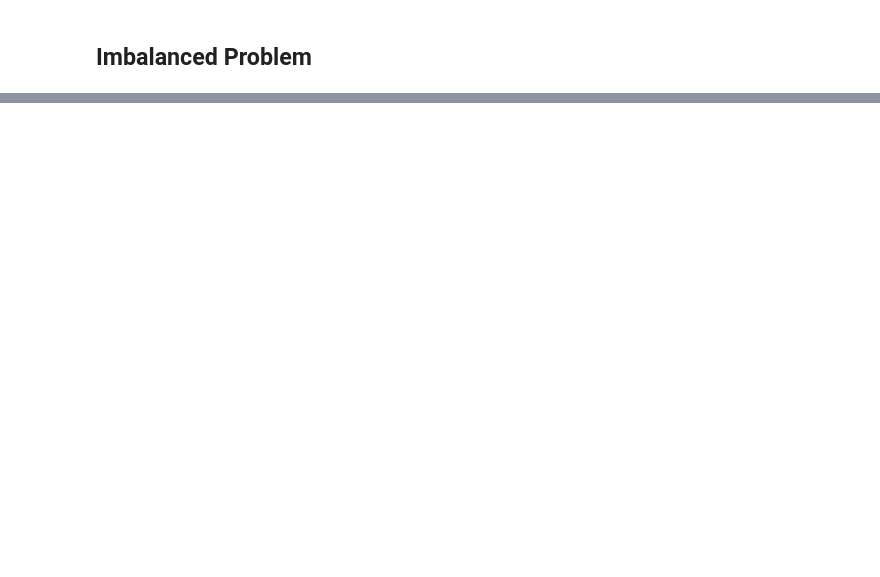
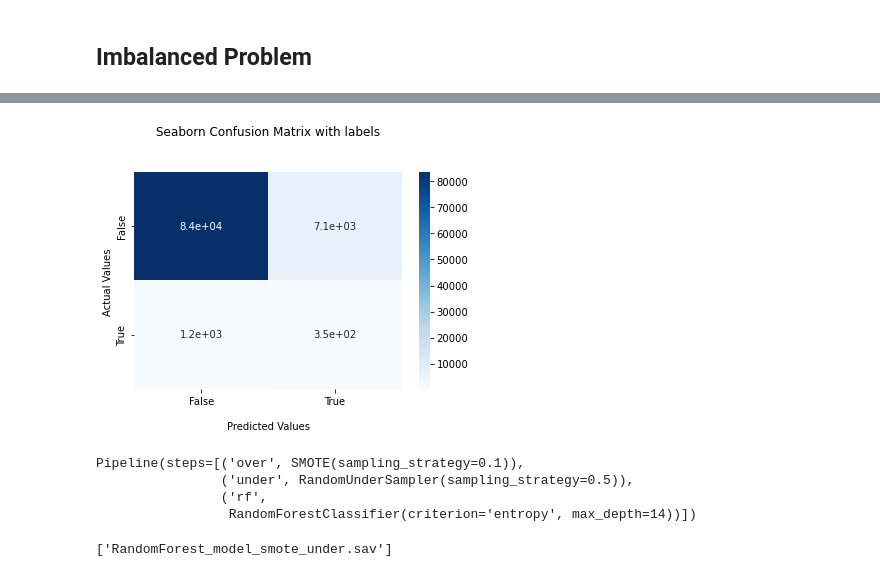
Before and after one commit to yybrother989/HomeCreditDefaultRisk, a Jupyter notebook: Bagging_Model.ipynb, the cells around one changed output, grey strips where cells are left out. Saved outputs shown, nothing was run; the diff lists cells and outputs as text; code cells hidden in the pictures; blank space fills up the shorter version.

```diff
--- a/Bagging_Model.ipynb
+++ b/Bagging_Model.ipynb
@@ -143,0 +126,6 @@ plt.hist(y_train)
+# %%
+# define pipeline
+steps = [('over', SMOTE()), ('rf', RandomForestClassifier(criterion='entropy',n_estimators=100,max_depth=14))]
+pipeline = imbpip(steps=steps)
+# %%
+pipeline.fit(X_train,y_train)
@@ -143,0 +141,4 @@ plt.hist(y_train)
+# %%
+y_pred = pipeline.predict(X_test)
+# %%
+cf_matrix = confusion_matrix(y_pred,y_test)
@@ -143,0 +156,15 @@ plt.hist(y_train)
+# %%
+ax = sns.heatmap(cf_matrix, annot=True, cmap='Blues')
+
+ax.set_title('Seaborn Confusion Matrix with labels\n\n');
+ax.set_xlabel('\nPredicted Values')
+ax.set_ylabel('Actual Values ');
+
+## Ticket labels - List must be in alphabetical order
+ax.xaxis.set_ticklabels(['False','True'])
+ax.yaxis.set_ticklabels(['False','True'])
+
+## Display the visualization of the Confusion Matrix.
+plt.show()
+# %% [output]
+[figure, added]
@@ -143,0 +176,12 @@ plt.hist(y_train)
+# %%
+pipeline.fit(X_train,y_train)
+# %% [output]
+Pipeline(steps=[('over', SMOTE(sampling_strategy=0.1)),
+                ('under', RandomUnderSampler(sampling_strategy=0.5)),
+                ('rf',
+                 RandomForestClassifier(criterion='entropy', max_depth=14))])
+# %%
+filename = 'RandomForest_model_smote_under.sav'
+joblib.dump(pipeline, filename)
+# %% [output]
+['RandomForest_model_smote_under.sav']
```
Also changed, not shown: parts of 32 cells of this notebook.
